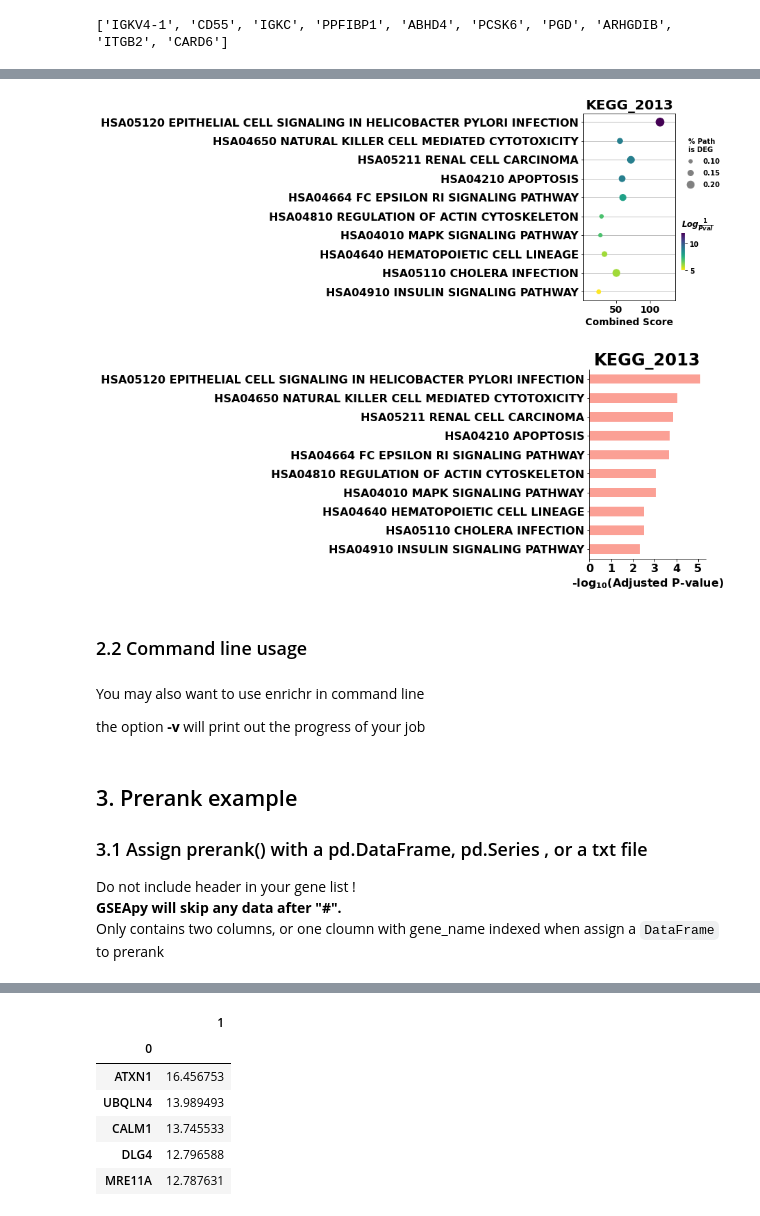
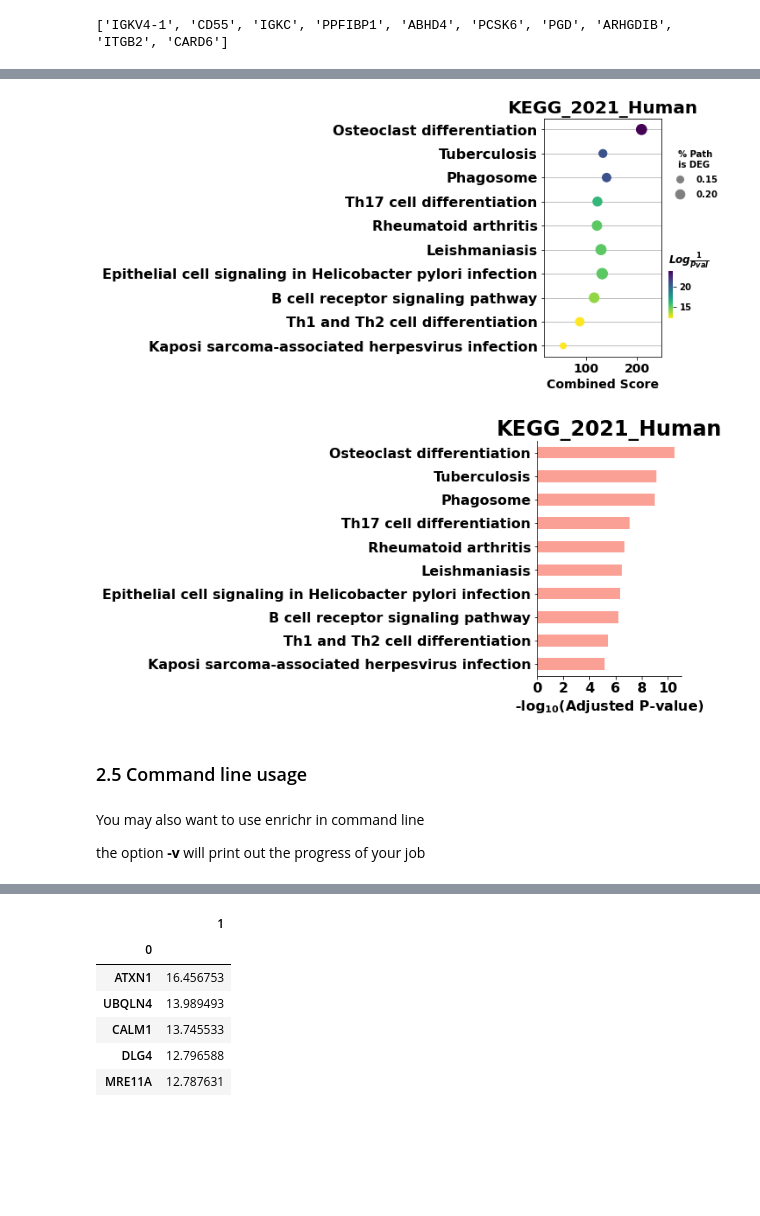
Before and after one commit to zqfang/GSEApy, a Jupyter notebook: docs/gseapy_example.ipynb, the cells around one changed output, grey strips where cells are left out. Saved outputs shown, nothing was run; the diff lists cells and outputs as text; code cells hidden in the pictures; blank space fills up the shorter version.

```diff
--- a/docs/gseapy_example.ipynb
+++ b/docs/gseapy_example.ipynb
@@ -140,10 +153,8 @@ For example:
 # %%
 # run enrichr
-# if you are only intrested in dataframe that enrichr returned, please set no_plot=True
-
-# list, dataframe, series inputs are supported
+# if you are only intrested in dataframe that enrichr returned, please set outdir=None
 enr = gp.enrichr(gene_list="./tests/data/gene_list.txt",
-                 gene_sets=['KEGG_2016','KEGG_2013'],
+                 gene_sets=['KEGG_2016','KEGG_2021_Human'],
                  organism='human', # don't forget to set organism to the one you desired! e.g. Yeast
                  outdir=None, # don't write to disk
                 )
@@ -196,16 +220,16 @@ enr2.results.head(5)
 from gseapy import barplot, dotplot
 # %%
 # to save your figure, make sure that ``ofname`` is not None
-ax = dotplot(enr.res2d, title='KEGG_2013',cmap='viridis_r', size=20, figsize=(3,5))
+ax = dotplot(enr.res2d, title='KEGG_2021_Human',cmap='viridis_r', size=20, figsize=(3,5))
 # %% [output]
-[figure, old version]
+[figure, new version]
 # %%
 # to save your figure, make sure that ``ofname`` is not None
-ax = barplot(enr.res2d,title='KEGG_2013', figsize=(3, 5))
+ax = barplot(enr.res2d,title='KEGG_2021_Human', figsize=(3, 5))
 # %% [output]
-[figure, old version]
+[figure, new version]
 # %% [markdown]
-### 2.2 Command line usage
+### 2.5 Command line usage
 # %% [markdown]
 You may also want to use enrichr in command line
 
@@ -215,10 +239,3 @@ the option **-v** will print out the progress of your job
 #                 --ds BP2017 \
 #                 -g GO_Biological_Process_2017 \
 #                 -v -o test/enrichr_BP
-# %% [markdown]
-## 3. Prerank example
-
-### 3.1 Assign prerank()  with a pd.DataFrame, pd.Series , or a txt file
-Do not include header in your gene list !
-**GSEApy will skip any data after "#".**
-Only contains two columns, or one cloumn with gene_name indexed when assign a ``DataFrame`` to prerank
```
Also changed, not shown: parts of 38 cells of this notebook.
